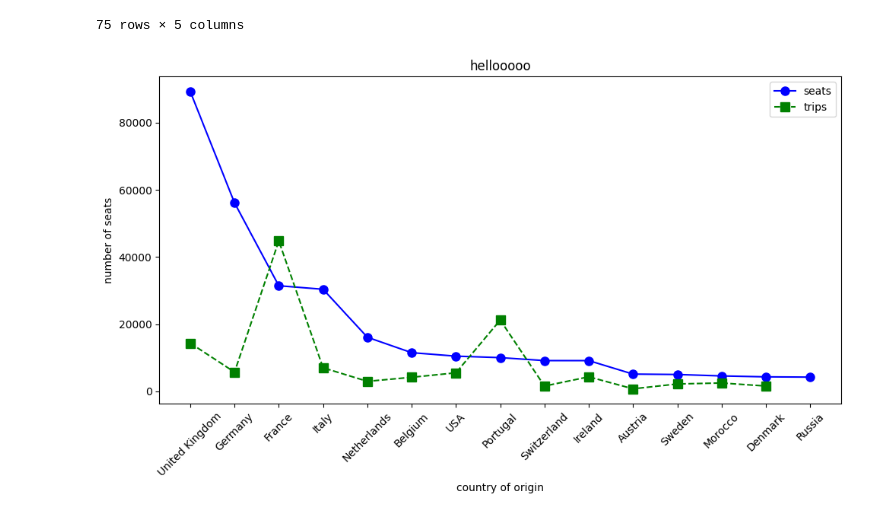
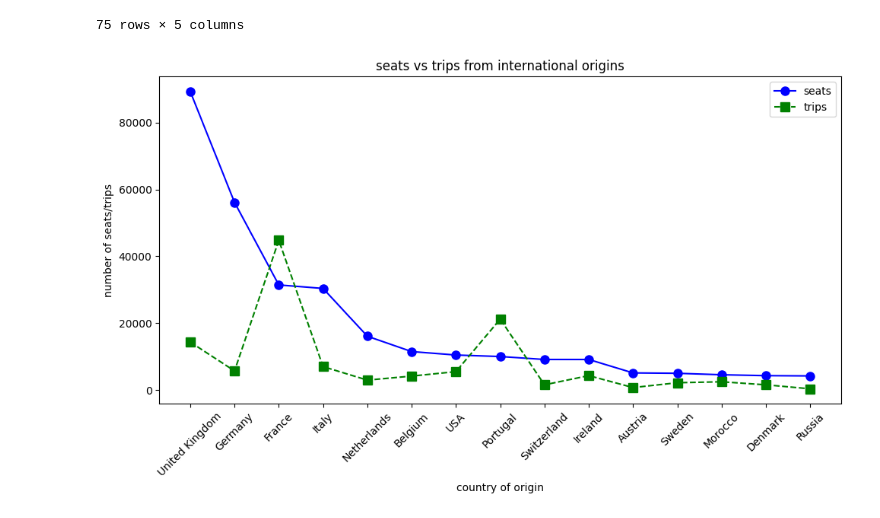
Before and after one commit to UoW-ATM/MultiModX, a Jupyter notebook: notebooks/international_flights_analysis.ipynb, the cells around one changed output. Saved outputs shown, nothing was run; the diff lists cells and outputs as text; code cells hidden in the pictures.

```diff
--- a/notebooks/international_flights_analysis.ipynb
+++ b/notebooks/international_flights_analysis.ipynb
@@ -351,6 +355,7 @@ country_to_acronym=international_codes.set_index("country_name")["country"].to_d
 # %%
 # some keys are not perfect, so I have to add this one by hand
 country_to_acronym["USA"]="US"
+country_to_acronym["Russia"]="RU"
 # %%
 flights_per_country_outgoing.loc[:,"destination_acronym"]=flights_per_country_outgoing.loc[:,"country_destination"].map(country_to_acronym)
 # %% [output]
@@ -369,7 +374,7 @@ flights_per_country_outgoing.head()
 | 91 | Spain | Italy | 30510 | IT |
 | 104 | Spain | Netherlands | 16329 | NL |
 # %%
-flights_per_country_incoming.loc[:,"origin_acronym"]=flights_per_country_incoming["country_origin"].map(country_to_acronym)
+flights_per_country_incoming.loc[:,"origin_acronym"]=flights_per_country_incoming.loc[:,"country_origin"].map(country_to_acronym)
 # %% [output]
 A value is trying to be set on a copy of a slice from a DataFrame.
 Try using .loc[row_indexer,col_indexer] = value instead
@@ -435,20 +440,20 @@ flights_per_country_outgoing
 # %%
 plt.figure(figsize=(10,6))
 
 flights_per_country_incoming_first15=flights_per_country_incoming.head(15)
 
 plt.plot(flights_per_country_incoming_first15["country_origin"],flights_per_country_incoming_first15["seats"],"bo-",label="seats",markersize=8)
 plt.plot(flights_per_country_incoming_first15["country_origin"],flights_per_country_incoming_first15["trips"],"gs--",label="trips",markersize=8)
 
 plt.xlabel("country of origin")
-plt.ylabel("number of seats")
-plt.title("hellooooo")
+plt.ylabel("number of seats/trips")
+plt.title("seats vs trips from international origins")
 
 plt.xticks(rotation=45)
 
 plt.legend()
 
 plt.tight_layout()
 plt.show()
 # %% [output]
-[figure, old version]
+[figure, new version]
```
Also changed, not shown: parts of 98 cells of this notebook, 2 other files.
